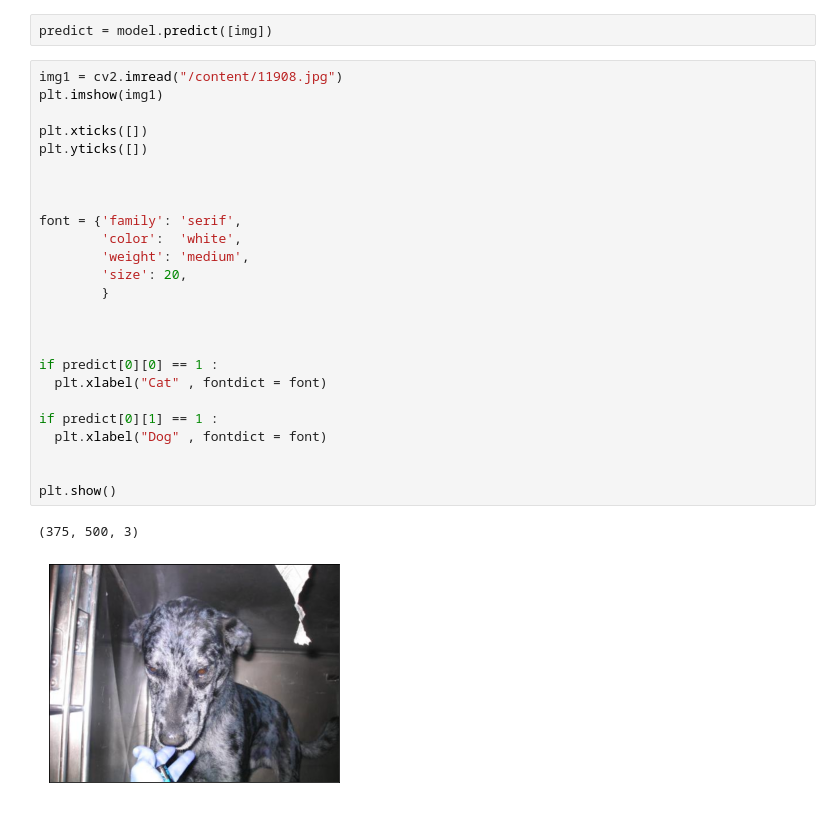
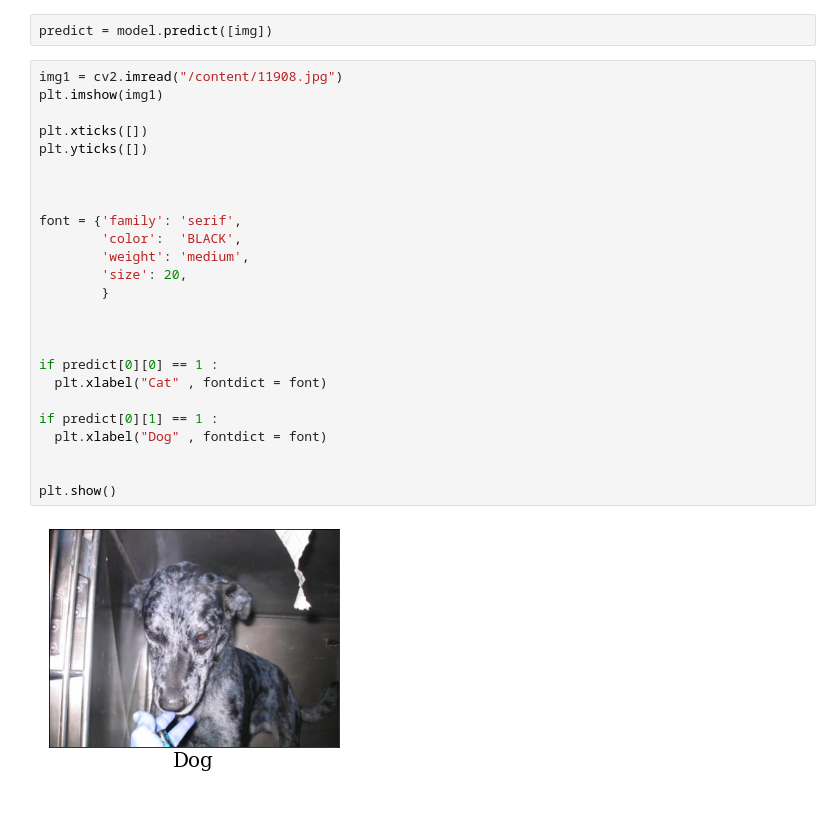
Before and after one commit to Rounak-Das-02/DogsVsCats_withVGG, a Jupyter notebook: Training Model with VGG.ipynb, the cells around one changed output. Cells and saved outputs as stored; diff of their text form.

```diff
--- a/Training Model with VGG.ipynb
+++ b/Training Model with VGG.ipynb
@@ -152,28 +152,27 @@ predict = model.predict([img])
 # %%
 img1 = cv2.imread("/content/11908.jpg")
 plt.imshow(img1)
 
 plt.xticks([])
 plt.yticks([])
 
 
 
 font = {'family': 'serif',
-        'color':  'white',
+        'color':  'BLACK',
         'weight': 'medium',
         'size': 20,
         }
 
 
 
 if predict[0][0] == 1 :
   plt.xlabel("Cat" , fontdict = font)
 
 if predict[0][1] == 1 :
   plt.xlabel("Dog" , fontdict = font)
 
 
 plt.show()
 # %% [output]
-(375, 500, 3)
-[figure, old version]
+[figure, new version]
```
